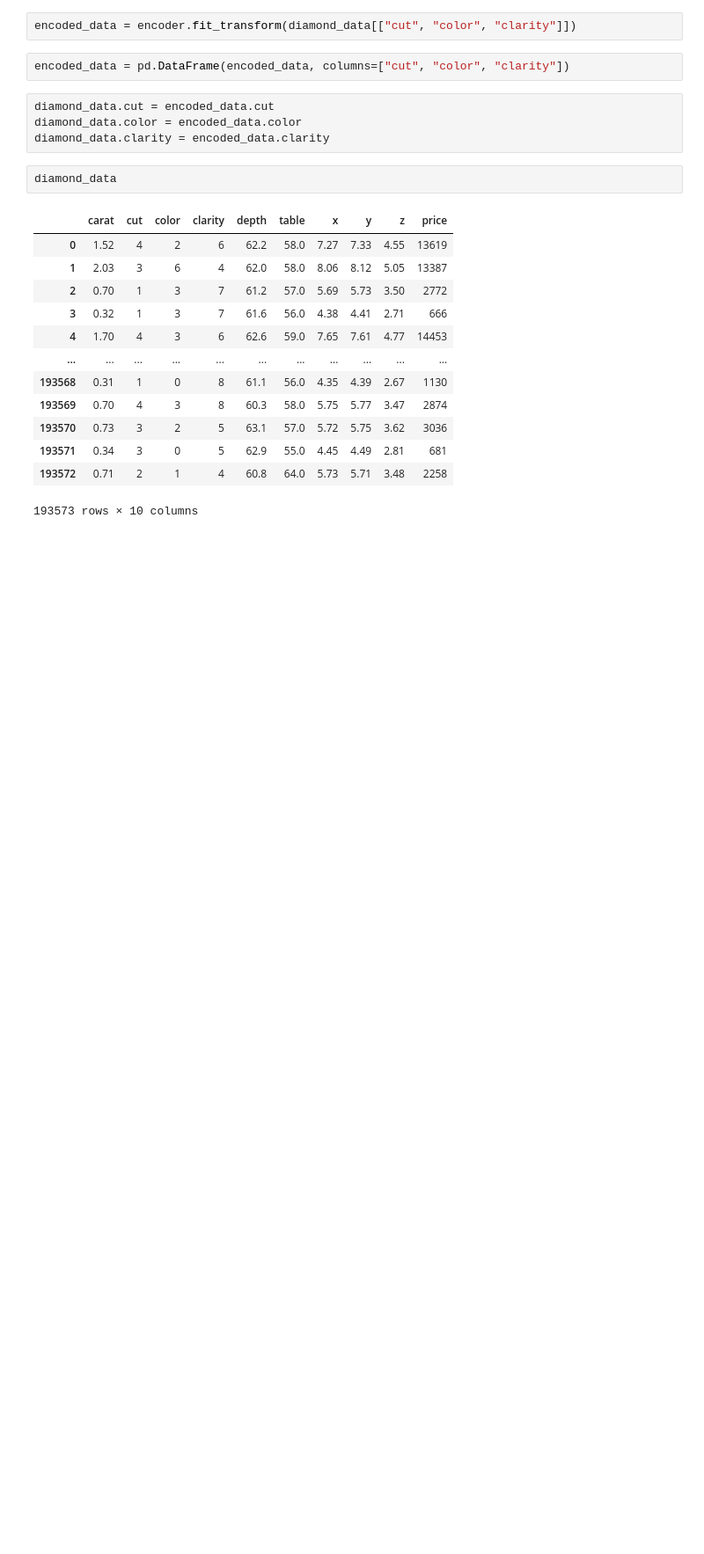
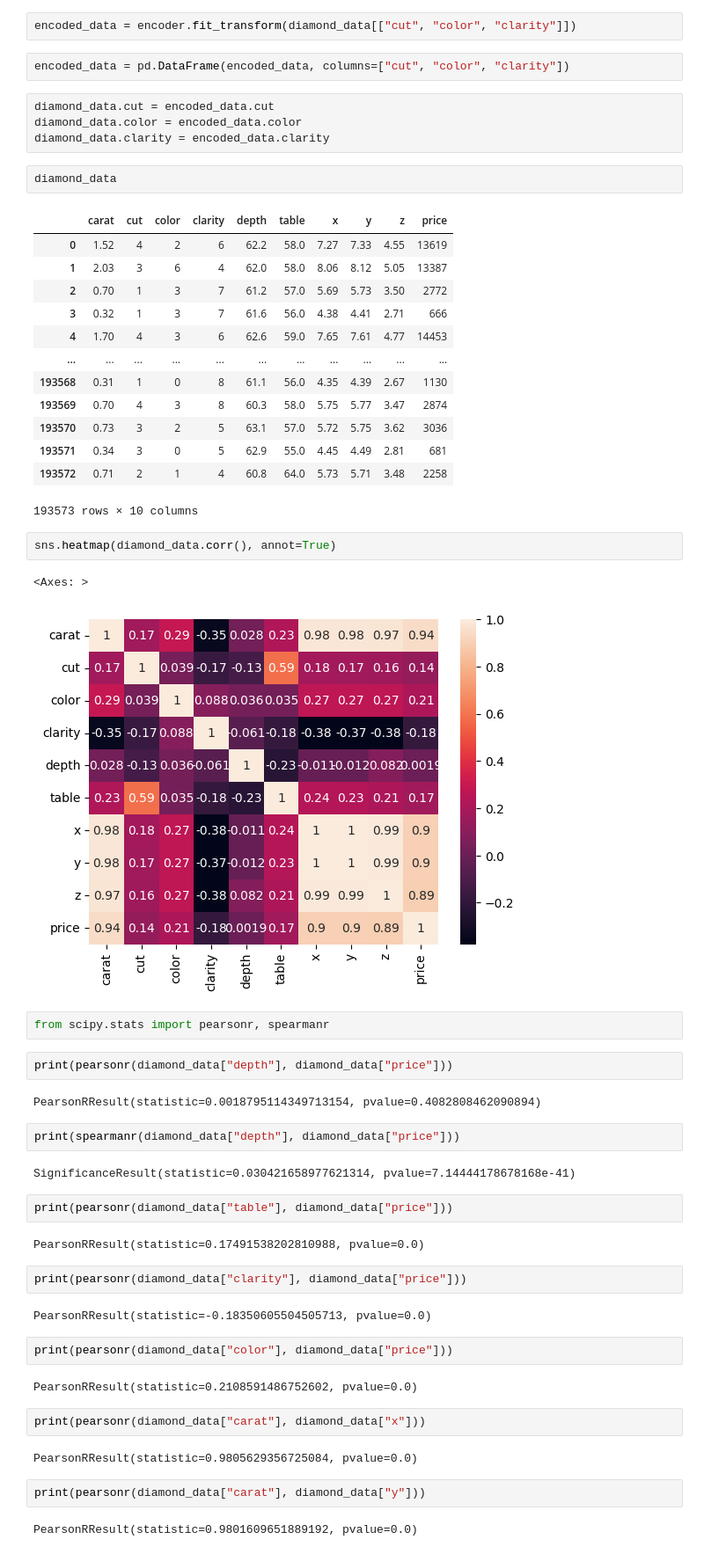
Before and after one commit to abhimsh/End_to_End_project, a Jupyter notebook: notebooks/research.ipynb, the cells around one changed output. Shown at 88% size. Drawn from its saved outputs; the diff is of its cells as text; blank space fills up the shorter version.

```diff
--- a/notebooks/research.ipynb
+++ b/notebooks/research.ipynb
@@ -242,3 +261,38 @@ diamond_data
 | 193571 | 0.34 | 3 | 0 | 5 | 62.9 | 55.0 | 4.45 | 4.49 | 2.81 | 681 |
 | 193572 | 0.71 | 2 | 1 | 4 | 60.8 | 64.0 | 5.73 | 5.71 | 3.48 | 2258 |
 193573 rows × 10 columns
+# %%
+sns.heatmap(diamond_data.corr(), annot=True)
+# %% [output]
+<Axes: >
+[figure, added]
+# %%
+from scipy.stats import pearsonr, spearmanr
+# %%
+print(pearsonr(diamond_data["depth"], diamond_data["price"]))
+# %% [output]
+PearsonRResult(statistic=0.0018795114349713154, pvalue=0.4082808462090894)
+# %%
+print(spearmanr(diamond_data["depth"], diamond_data["price"]))
+# %% [output]
+SignificanceResult(statistic=0.030421658977621314, pvalue=7.14444178678168e-41)
+# %%
+print(pearsonr(diamond_data["table"], diamond_data["price"]))
+# %% [output]
+PearsonRResult(statistic=0.17491538202810988, pvalue=0.0)
+# %%
+print(pearsonr(diamond_data["clarity"], diamond_data["price"]))
+# %% [output]
+PearsonRResult(statistic=-0.18350605504505713, pvalue=0.0)
+# %%
+print(pearsonr(diamond_data["color"], diamond_data["price"]))
+# %% [output]
+PearsonRResult(statistic=0.2108591486752602, pvalue=0.0)
+# %%
+print(pearsonr(diamond_data["carat"], diamond_data["x"]))
+# %% [output]
+PearsonRResult(statistic=0.9805629356725084, pvalue=0.0)
+# %%
+print(pearsonr(diamond_data["carat"], diamond_data["y"]))
+# %% [output]
+PearsonRResult(statistic=0.9801609651889192, pvalue=0.0)
```
Also changed, not shown: parts of 2 cells of this notebook, 2 other files.
